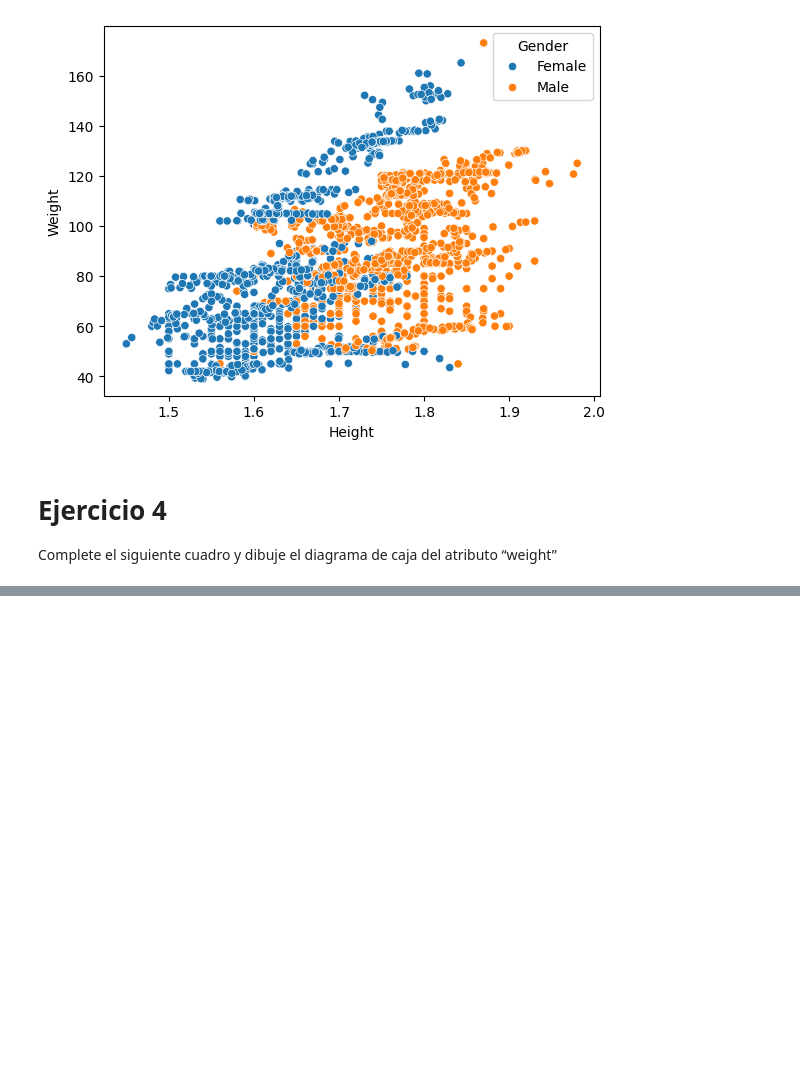
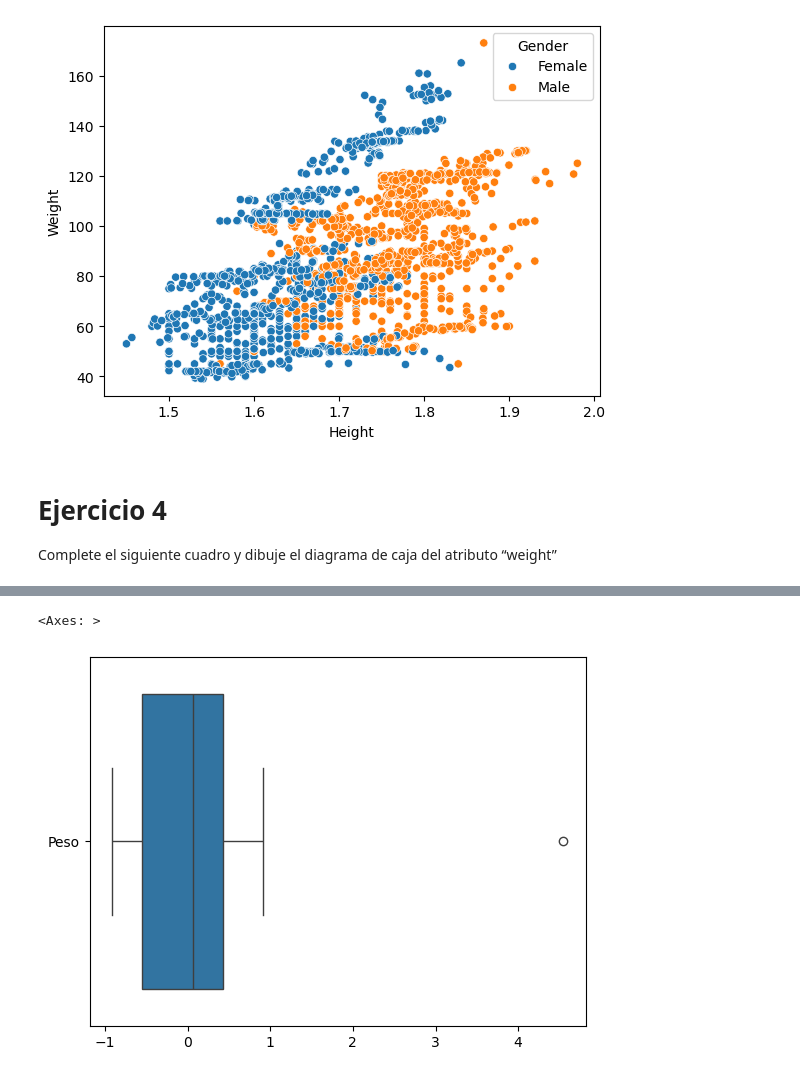
Before and after one commit to Kelisei/4to-anio-unlp-sistemas, a Jupyter notebook: deeplearning/practica1.ipynb, the cells around one changed output, grey strips where cells are left out. Saved outputs shown, nothing was run; the diff lists cells and outputs as text; code cells hidden in the pictures; blank space fills up the shorter version.

```diff
--- a/deeplearning/practica1.ipynb
+++ b/deeplearning/practica1.ipynb
@@ -131,0 +435,19 @@ Rango de valores atípicos severos: [233.30, 170.37]
+# %%
+alturas = [1.65, 1.81, 1.70, 1.62, 1.74, 1.70, 1.80, 1.73, 1.68]
+pesos   = [75, 86, 82, 78, 77, 87, 90, 83, 80]
+# LA PARTE DE AGREGAR, termina pasando que la caja queda re chata mal
+alturas.append(2.20)
+pesos.append(120)
+# Crear DataFrame
+df = pd.DataFrame({
+    "Altura": alturas,
+    "Peso": pesos
+})
+#df_norm = (df - df.min()) / (df.max() - df.min())
+# df_std = (df - df.mean()) / df.std()
+df_robust = (df - df.median()) / (df.quantile(0.75) - df.quantile(0.25))
+
+sns.boxplot(data=df_robust.groupby("Altura").mean(), orient="h")
+# %% [output]
+<Axes: >
+[figure, added]
```
Also changed, not shown: parts of 25 cells of this notebook, 3 other files.
